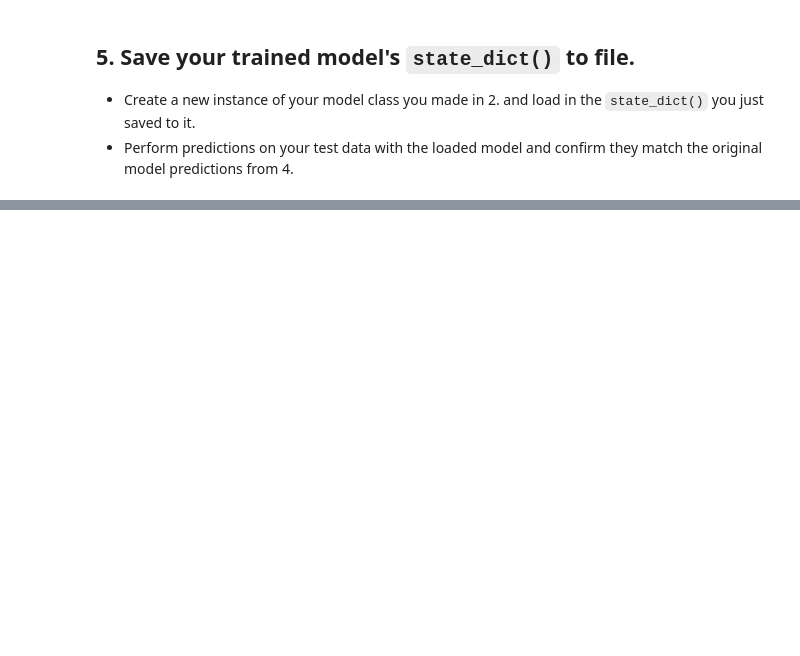
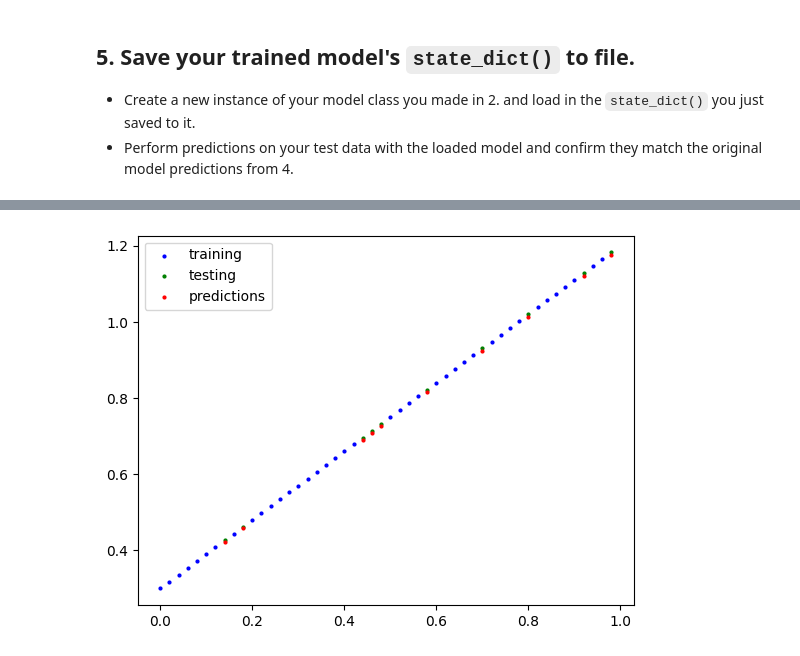
Before and after one commit to prhuft/pytorch-deep-learning, a Jupyter notebook: extras/exercises/01_pytorch_workflow_exercises.ipynb, the cells around one changed output, grey strips where cells are left out. Saved outputs shown, nothing was run; the diff lists cells and outputs as text; code cells hidden in the pictures; blank space fills up the shorter version.

```diff
--- a/extras/exercises/01_pytorch_workflow_exercises.ipynb
+++ b/extras/exercises/01_pytorch_workflow_exercises.ipynb
@@ -174,8 +235,13 @@ for epoch in range(epochs):
 from pathlib import Path
 
 # 1. Create models directory
-
+MODEL_PATH = Path('models')
+MODEL_PATH.mkdir(parents=True, exist_ok=True)
 
 # 2. Create model save path
+MODEL_NAME = '01_pytorch_workflow_exercise_model.pth'
+MODEL_SAVE_PATH = MODEL_PATH / MODEL_NAME
 
 # 3. Save the model state dict
+torch.save(obj=model.state_dict(), f=MODEL_SAVE_PATH)
+print(f'Saved model to: {MODEL_SAVE_PATH}')
@@ -182,2 +250,5 @@ from pathlib import Path
 # %%
 # Create new instance of model and load saved state dict (make sure to put it on the target device)
+loaded_model = LinearRegressionModel()
+loaded_model.load_state_dict(torch.load(MODEL_SAVE_PATH))
+loaded_model.to(device)
@@ -185,0 +276,3 @@ from pathlib import Path
+# %%
+loss_func = nn.L1Loss()
+optimizer = torch.optim.SGD(params=loaded_model.parameters(), lr=0.01) # try slightly higher learning rate
@@ -185,0 +344,12 @@ from pathlib import Path
+# %%
+with torch.inference_mode():
+  y_preds = loaded_model(X_test)
+plot_predictions(
+    X_train.cpu().numpy(),
+    y_train.cpu().numpy(),
+    X_test.cpu().numpy(),
+    y_test.cpu().numpy(),
+    predictions=y_preds.cpu().numpy()
+)
+# %% [output]
+[figure, added]
```
Also changed, not shown: parts of 13 cells of this notebook.
